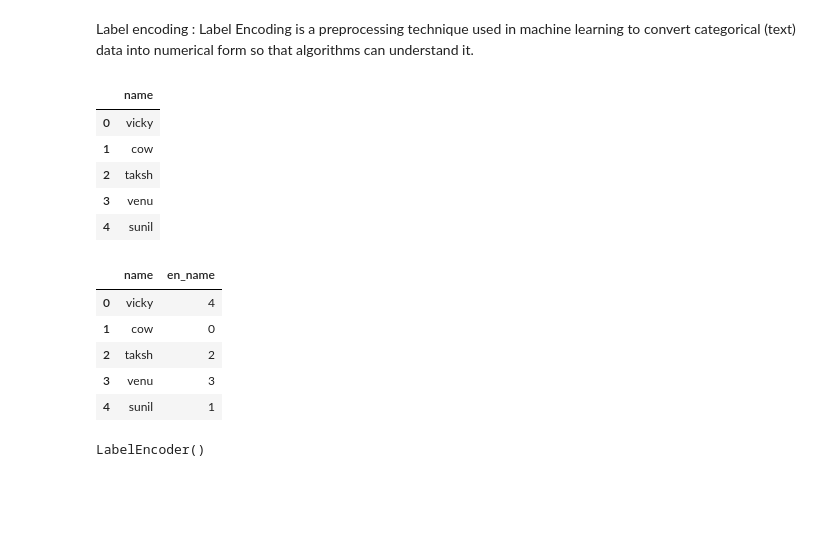
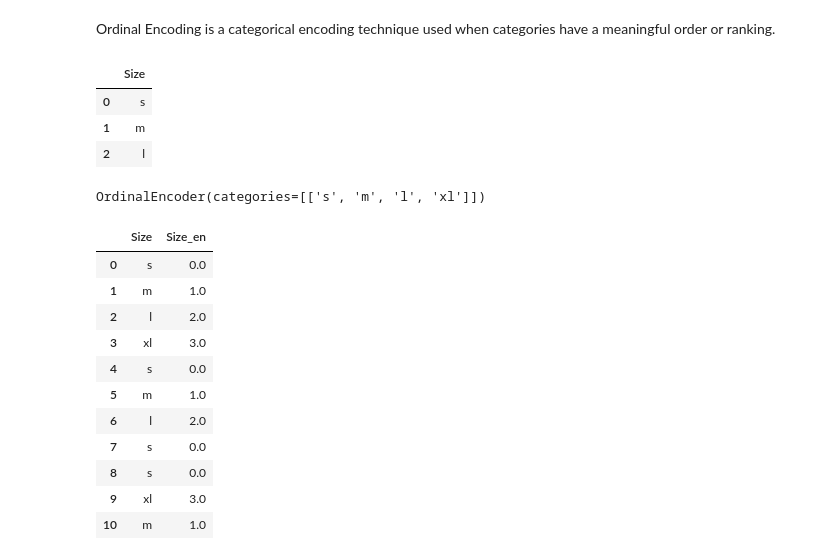
Before and after one commit to Vickymaurya1/machine-learning-course, a Jupyter notebook: Untitled2.ipynb, the cells around one changed output. Saved outputs shown, nothing was run; the diff lists cells and outputs as text; code cells hidden in the pictures; blank space fills up the shorter version.

Commit message:
performed ordinal encoding

```diff
--- a/Untitled2.ipynb
+++ b/Untitled2.ipynb
@@ -2,16 +2,16 @@
 <a href="https://colab.research.google.com/github/Vickymaurya1/machine-learning-course/blob/main/Untitled2.ipynb" target="_parent"><img src="https://colab.research.google.com/assets/colab-badge.svg" alt="Open In Colab"/></a>
 # %%
 import pandas as pd
-# %% [markdown]
-Label encoding : Label Encoding is a preprocessing technique used in machine learning to convert categorical (text) data into numerical form so that algorithms can understand it.
-# %%
-df = pd.DataFrame({"name" : ["vicky" , "cow" , "taksh" , "venu" , "sunil"]})
-df
-# %% [output]
-|  | name |
-| 0 | vicky |
-| 1 | cow |
-| 2 | taksh |
-| 3 | venu |
-| 4 | sunil |
+# %% [markdown]
+Ordinal Encoding is a categorical encoding technique used when categories have a meaningful order or ranking.
+# %%
+df = pd.DataFrame({"Size" : ["s" , "m" , "l" , "xl" , "s" , "m" , "l" , "s" , "s" , "xl" , "m"] })
+df.head(3)
+# %% [output]
+|  | Size |
+| 0 | s |
+| 1 | m |
+| 2 | l |
+# %%
+ord_data = [['s' , 'm' , 'l' , 'xl']]
 # %%
@@ -19,12 +18,0 @@ from sklearn.preprocessing import LabelEncoder
-# %%
-le = LabelEncoder()
-df["en_name"] = le.fit_transform(df["name"])
-# %%
-df
-# %% [output]
-|  | name | en_name |
-| 0 | vicky | 4 |
-| 1 | cow | 0 |
-| 2 | taksh | 2 |
-| 3 | venu | 3 |
-| 4 | sunil | 1 |
@@ -33,5 +18,0 @@ dataset = pd.read_csv("loan.csv")
-# %%
-la = LabelEncoder()
-la.fit(dataset["Property_Area"])
-# %% [output]
-LabelEncoder()
@@ -39,0 +19,21 @@ dataset["Property_Area"] = la.transform(dataset["Property_Area"])
+# %%
+oe = OrdinalEncoder(categories = ord_data)
+oe.fit(df[["Size"]])
+# %% [output]
+OrdinalEncoder(categories=[['s', 'm', 'l', 'xl']])
+# %%
+df["Size_en"] = oe.transform(df[["Size"]])
+df
+# %% [output]
+|  | Size | Size_en |
+| 0 | s | 0.0 |
+| 1 | m | 1.0 |
+| 2 | l | 2.0 |
+| 3 | xl | 3.0 |
+| 4 | s | 0.0 |
+| 5 | m | 1.0 |
+| 6 | l | 2.0 |
+| 7 | s | 0.0 |
+| 8 | s | 0.0 |
+| 9 | xl | 3.0 |
+| 10 | m | 1.0 |
```
Also changed, not shown: parts of 3 cells of this notebook.
